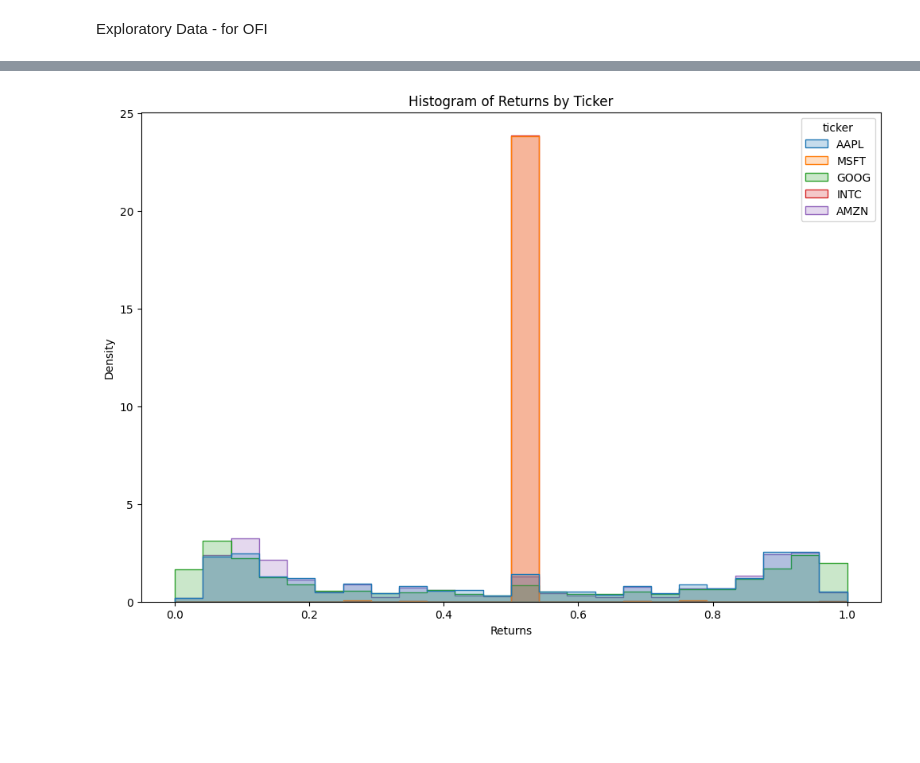
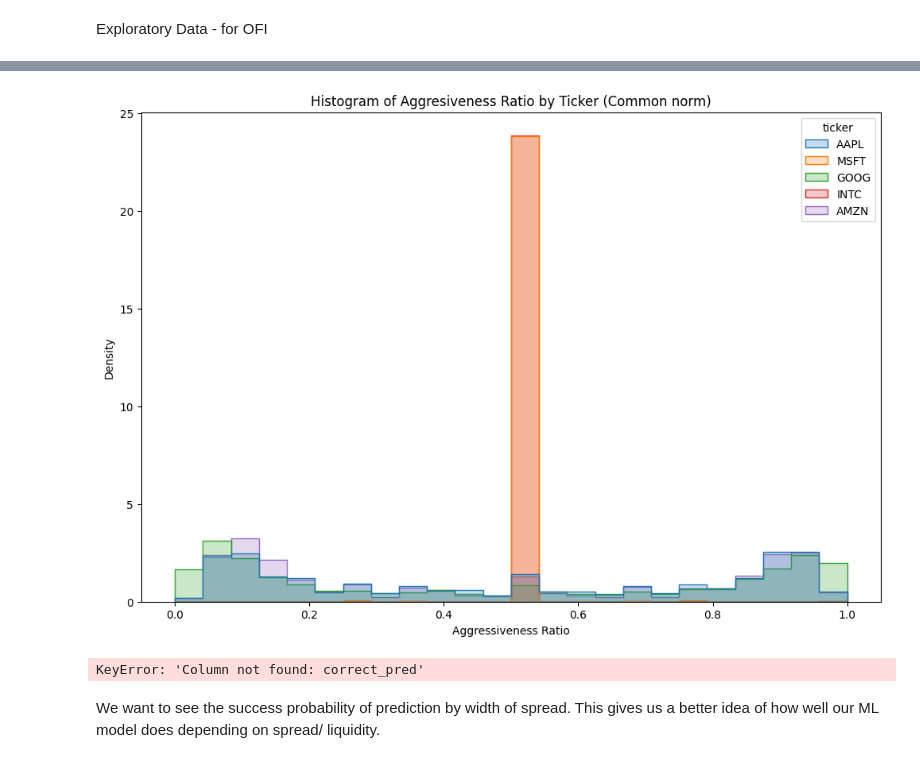
Before and after one commit to JingHui-Tan/dissertation-iceberg, a Jupyter notebook: direction_analysis.ipynb, the cells around one changed output, grey strips where cells are left out. Saved outputs shown, nothing was run; the diff lists cells and outputs as text; code cells hidden in the pictures; blank space fills up the shorter version.

```diff
--- a/direction_analysis.ipynb
+++ b/direction_analysis.ipynb
@@ -179,7 +179,8 @@ df_m_mh['agg_sentiment_aft'] = df_m_mh['agg_sentiment_aft'].iloc[::-1].fillna(0)
 # %%
 df_m_mh['agg_ratio'] = (df_m_mh['price'] - df_ob_mh['bid_price_1']) / (df_ob_mh['ask_price_1'] - df_ob_mh['bid_price_1'])
 # %%
-df_m_mh['hid_at_best'] = (df_m_mh['price'] == df_ob_mh['bid_price_1']).astype(int) - (df_m_mh['price'] == df_ob_mh['ask_price_1']).astype(int)
+df_m_mh['hid_at_bid'] = (df_m_mh['price'] == df_ob_mh['bid_price_1']).astype(int)
+df_m_mh['hid_at_ask'] = (df_m_mh['price'] == df_ob_mh['ask_price_1']).astype(int)
 # %% [markdown]
 We now specify the features we will use for prediction.
 # %%
@@ -431,10 +453,17 @@ Exploratory Data - for OFI
 # %%
 plt.figure(figsize=(12, 8))
 sns.histplot(data=X_train, x='agg_ratio', hue='ticker', element='step', stat='density', common_norm=False)
 
-plt.xlabel('Returns')
+plt.xlabel('Aggressiveness Ratio')
 plt.ylabel('Density')
-plt.title('Histogram of Returns by Ticker')
+plt.title('Histogram of Aggresiveness Ratio by Ticker (Common norm)')
 plt.show()
 # %% [output]
-[figure, old version]
+[figure, new version]
+# %%
+plt.bar(df_predicted_prob.groupby('ticker')['correct_pred'].mean().index, df_predicted_prob.groupby('ticker')['correct_pred'].mean())
+plt.title("Accuracy by Ticker")
+# %% [output]
+KeyError: 'Column not found: correct_pred'
+# %% [markdown]
+We want to see the success probability of prediction by width of spread. This gives us a better idea of how well our ML model does depending on spread/ liquidity.
```
Also changed, not shown: parts of 22 cells of this notebook.
